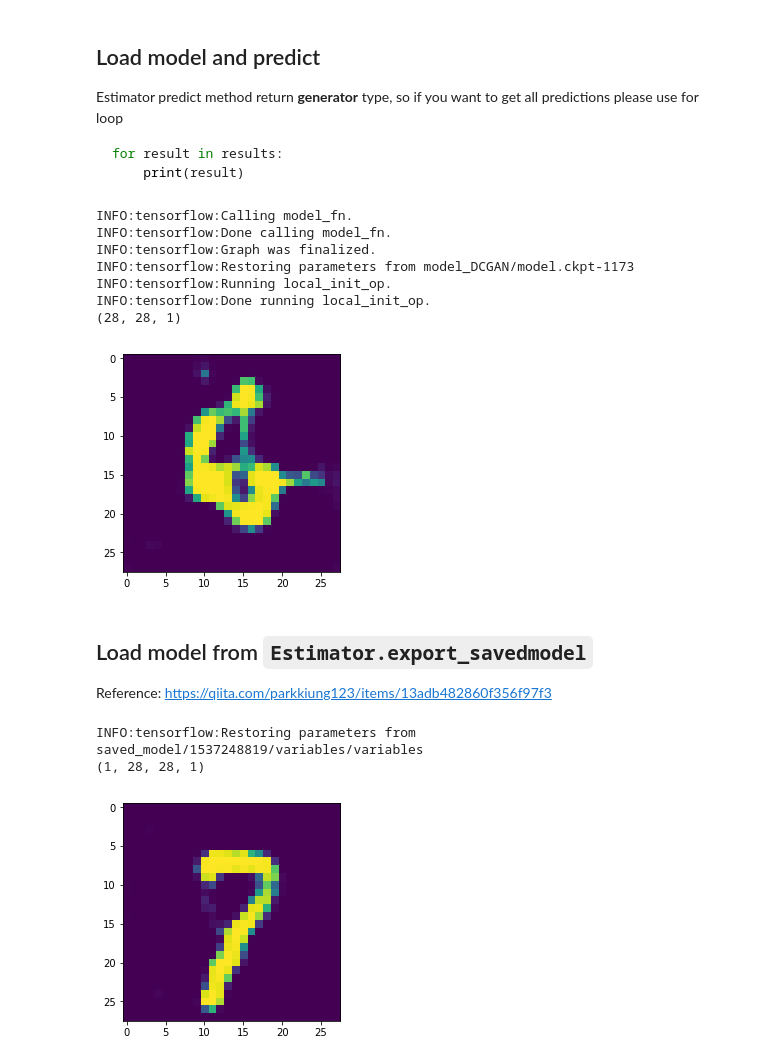
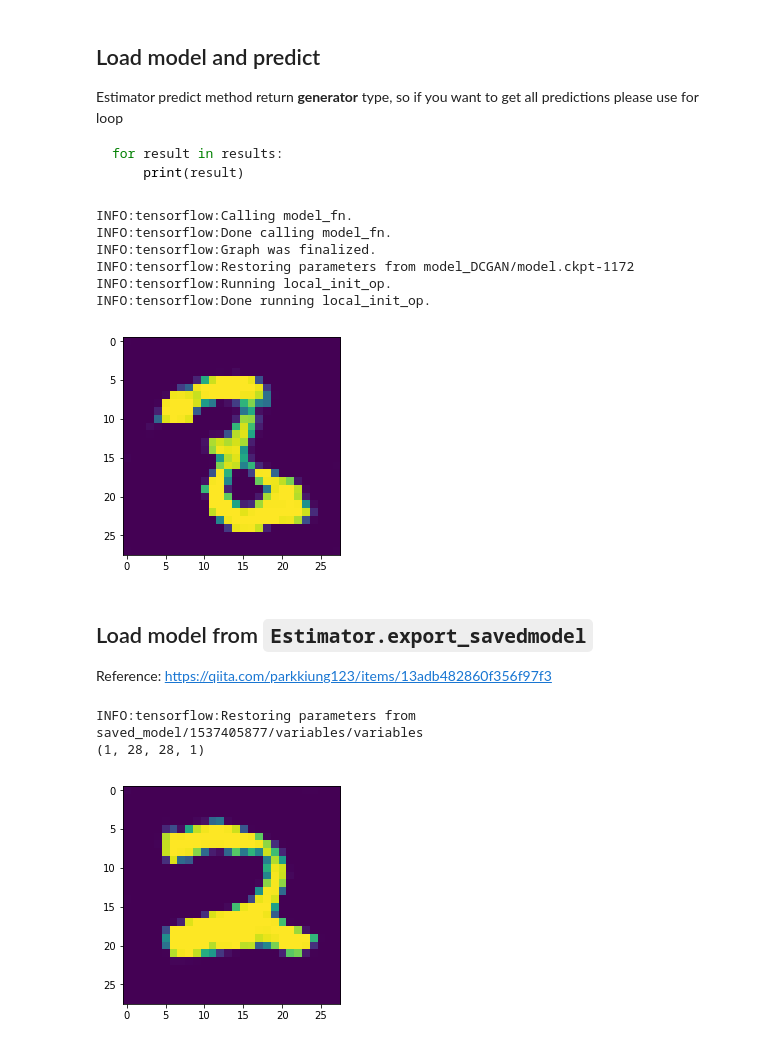
Before and after one commit to POI-Root/Tensorflow-Tutorial, a Jupyter notebook: Tensorflow Tutorial - DCGAN.ipynb, the cells around one changed output. Cells and saved outputs as stored; diff of their text form; code cells hidden in the pictures.

```diff
--- a/Tensorflow Tutorial - DCGAN.ipynb
+++ b/Tensorflow Tutorial - DCGAN.ipynb
@@ -53,7 +53,7 @@ def train_input_fn(images, labels):
     dataset = dataset.shuffle(buffer_size=10000)
     dataset = dataset.repeat(EPOCHS)
     dataset = dataset.map(_preprocessing)
-    dataset = dataset.batch(BATCH_SIZE)
+    dataset = dataset.batch(BATCH_SIZE, drop_remainder=True)
     dataset = dataset.prefetch(None)
 
     iterator = dataset.make_one_shot_iterator()
@@ -164,6 +164,7 @@ def model_fn(features, labels, mode):
 
         discriminator_real_loss = tf.losses.sigmoid_cross_entropy(multi_class_labels=tf.ones_like(real_values), logits=real_values, scope="discriminator_real_loss")
         discriminator_loss = tf.add(discriminator_real_loss, discriminator_fake_loss, name="discriminator_loss")
+        tf.summary.scalar("discriminator_loss", discriminator_loss)
 
         generator_optimizer = tf.train.AdamOptimizer(learning_rate=0.0002, beta1=0.5)
         discriminator_optimizer = tf.train.AdamOptimizer(learning_rate=0.0002, beta1=0.5)
@@ -190,8 +191,7 @@ def model_fn(features, labels, mode):
                                 save_steps=1,
                                 output_dir=model_dir + "/eval_summary",
                                 summary_op=tf.summary.merge_all())
-        metrics = {"generator_loss" : tf.metrics.mean(generator_loss),
-                   "discriminator_fake_loss" : tf.metrics.mean(discriminator_fake_loss)}
+        metrics = {"discriminator_fake_loss" : tf.metrics.mean(discriminator_fake_loss)}
         return tf.estimator.EstimatorSpec(mode, loss=generator_loss, eval_metric_ops=metrics, evaluation_hooks=[eval_summary_hook])
 # %% [markdown]
 ## For Multiple GPU (Parallel Computing)
@@ -306,19 +305,18 @@ for result in results:
 # %%
 %matplotlib inline
 import matplotlib.pyplot as plt
-results = clf.predict(lambda: random_noise_input_fn(), checkpoint_path="model_DCGAN/model.ckpt-1173")
+results = clf.predict(lambda: random_noise_input_fn(), checkpoint_path="model_DCGAN/model.ckpt-1172")
 for result in results:
     plt.imshow(result["images"][:,:,0])
     break
 # %% [output]
 INFO:tensorflow:Calling model_fn.
 INFO:tensorflow:Done calling model_fn.
 INFO:tensorflow:Graph was finalized.
-INFO:tensorflow:Restoring parameters from model_DCGAN/model.ckpt-1173
+INFO:tensorflow:Restoring parameters from model_DCGAN/model.ckpt-1172
 INFO:tensorflow:Running local_init_op.
 INFO:tensorflow:Done running local_init_op.
-(28, 28, 1)
-[figure, old version]
+[figure, new version]
 # %% [markdown]
 ## Load model from `Estimator.export_savedmodel`
 Reference: https://qiita.com/parkkiung123/items/13adb482860f356f97f3
@@ -326,7 +324,7 @@ Reference: https://qiita.com/parkkiung123/items/13adb482860f356f97f3
 import tensorflow as tf
 import numpy as np
 
-export_dir = 'saved_model/1537248819'
+export_dir = 'saved_model/1537405877'
 
 with tf.Session(graph=tf.Graph()) as sess:
     # saved_model load
@@ -335,13 +333,13 @@ with tf.Session(graph=tf.Graph()) as sess:
 #     for op in sess.graph.get_operations():
 #         print(op.values())
     # input
-    i = sess.graph.get_tensor_by_name("random_noises_1:0")
+    i = sess.graph.get_tensor_by_name("random_noises:0")
     # output
     r = sess.graph.get_tensor_by_name("generator/output/tanh:0")
     image = sess.run(r, feed_dict={i:np.random.randn(1, NOISE_DIM)})
     print(image.shape)
     plt.imshow(image[0][:,:,0])
 # %% [output]
-INFO:tensorflow:Restoring parameters from saved_model/1537248819/variables/variables
+INFO:tensorflow:Restoring parameters from saved_model/1537405877/variables/variables
 (1, 28, 28, 1)
-[figure, old version]
+[figure, new version]
```
Also changed, not shown: parts of 3 cells of this notebook.
